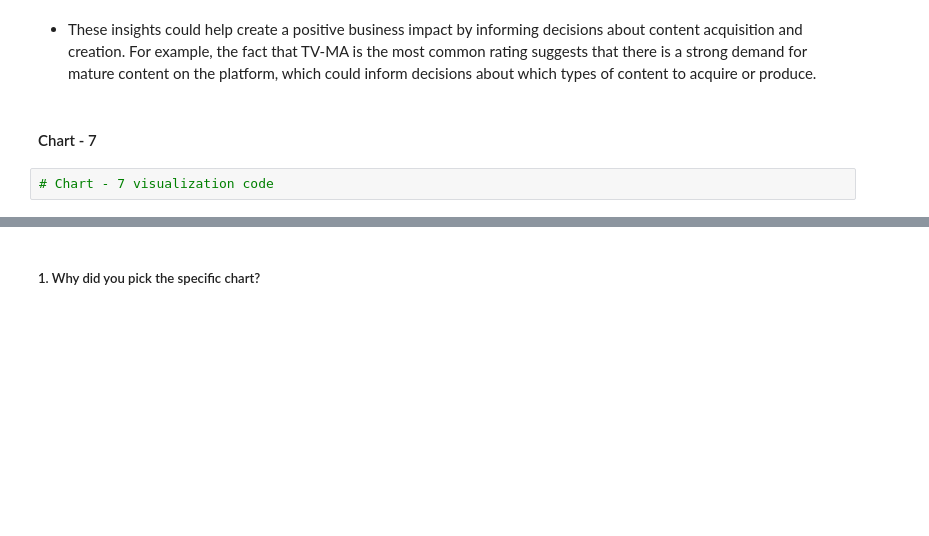
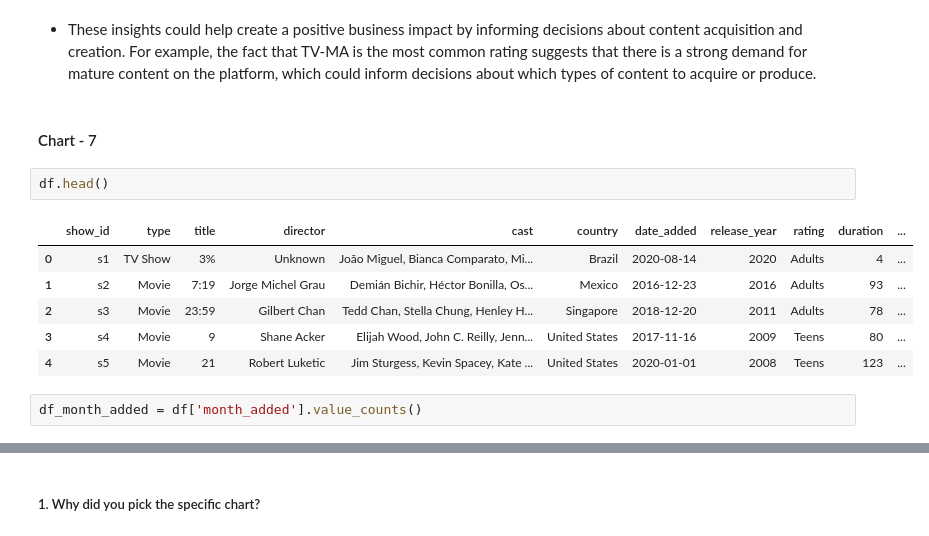
Before and after one commit to Navjotkhatri/NETFLIX-MOVIES-AND-TV-SHOWS-CLUSTERING, a Jupyter notebook: NETFLIX_MOVIES_AND_TV_SHOWS_CLUSTERING.ipynb, the cells around one changed output, grey strips where cells are left out. Saved outputs shown, nothing was run; the diff lists cells and outputs as text; blank space fills up the shorter version.

```diff
--- a/NETFLIX_MOVIES_AND_TV_SHOWS_CLUSTERING.ipynb
+++ b/NETFLIX_MOVIES_AND_TV_SHOWS_CLUSTERING.ipynb
@@ -615,5 +615,14 @@ Are there any insights that lead to negative growth? Justify with specific reaso
 * These insights could help create a positive business impact by informing decisions about content acquisition and creation. For example, the fact that TV-MA is the most common rating suggests that there is a strong demand for mature content on the platform, which could inform decisions about which types of content to acquire or produce.
 # %% [markdown]
 #### Chart - 7
-# %%
-# Chart - 7 visualization code
+# %%
+df.head()
+# %% [output]
+|  | show_id | type | title | director | cast | country | date_added | release_year | rating | duration | ... |
+| 0 | s1 | TV Show | 3% | Unknown | João Miguel, Bianca Comparato, Mi... | Brazil | 2020-08-14 | 2020 | Adults | 4 | ... |
+| 1 | s2 | Movie | 7:19 | Jorge Michel Grau | Demián Bichir, Héctor Bonilla, Os... | Mexico | 2016-12-23 | 2016 | Adults | 93 | ... |
+| 2 | s3 | Movie | 23:59 | Gilbert Chan | Tedd Chan, Stella Chung, Henley H... | Singapore | 2018-12-20 | 2011 | Adults | 78 | ... |
+| 3 | s4 | Movie | 9 | Shane Acker | Elijah Wood, John C. Reilly, Jenn... | United States | 2017-11-16 | 2009 | Teens | 80 | ... |
+| 4 | s5 | Movie | 21 | Robert Luketic | Jim Sturgess, Kevin Spacey, Kate ... | United States | 2020-01-01 | 2008 | Teens | 123 | ... |
+# %%
+df_month_added = df['month_added'].value_counts()
```
Also changed, not shown: parts of 25 cells of this notebook.
